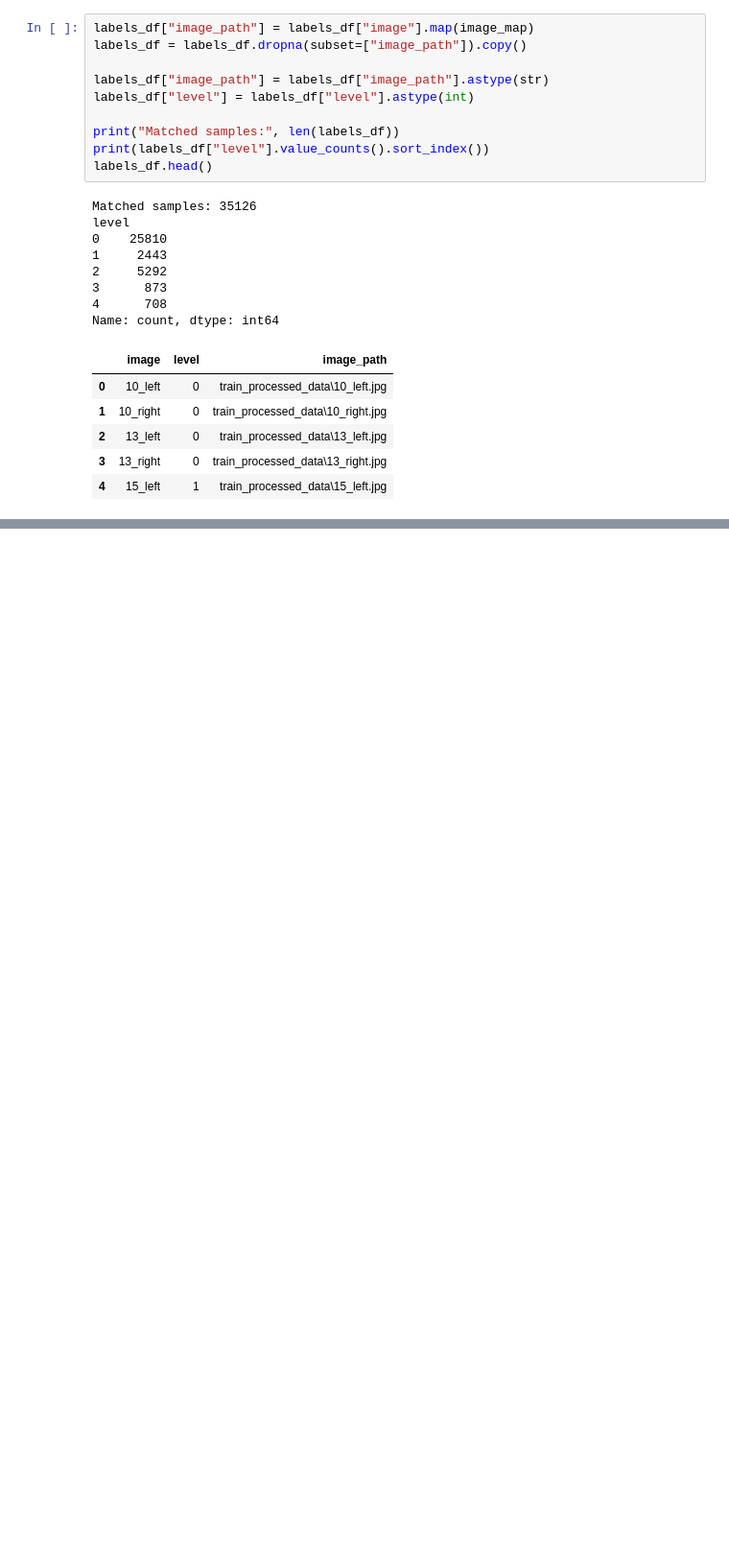
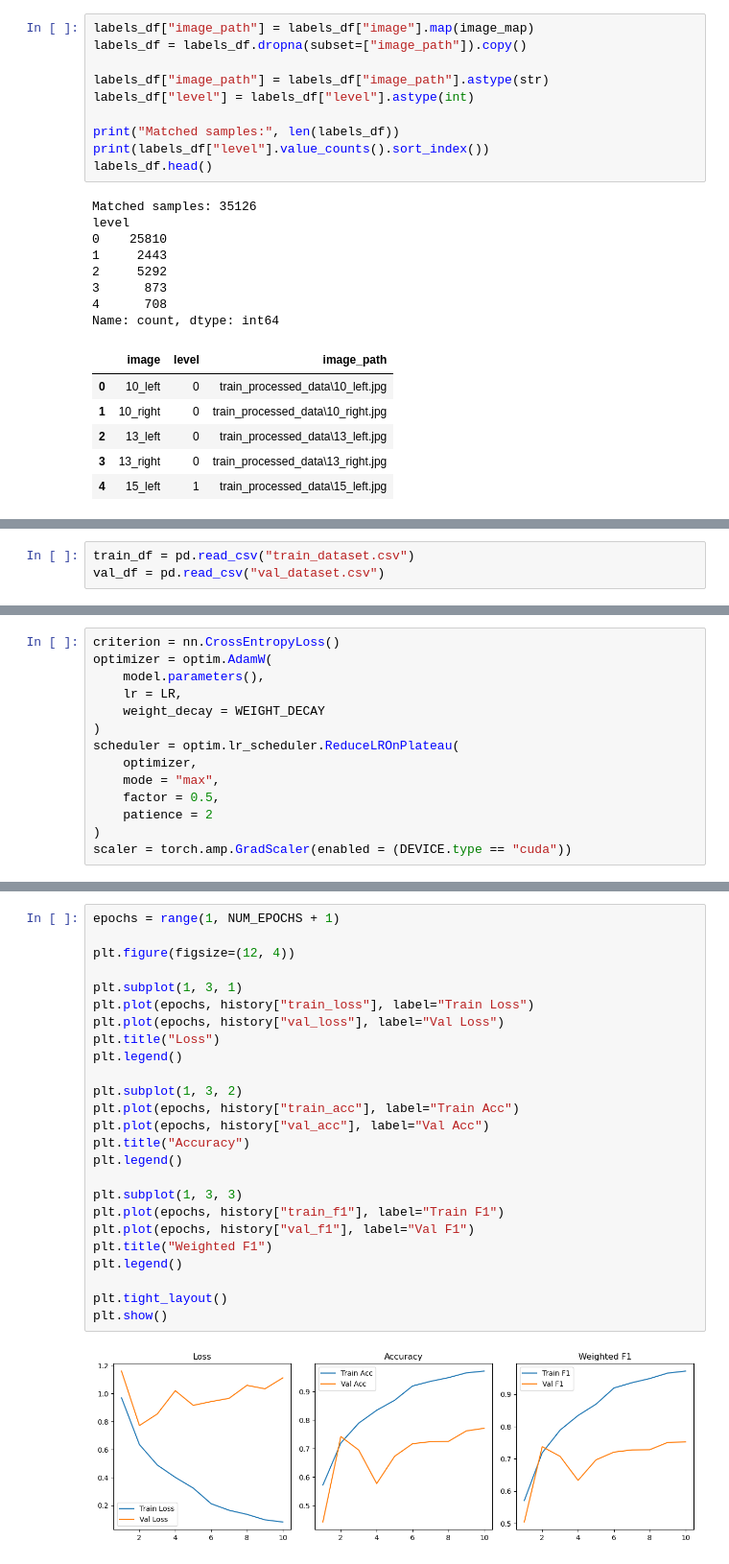
Before and after one commit to Tempest-Kohaku/Diabetic-Retinopathy-Grading-Group-34, a Jupyter notebook: AML Data Preprocessing.ipynb, the cells around one changed output, grey strips where cells are left out. Shown at 96% size. Drawn from its saved outputs; the diff is of its cells as text; blank space fills up the shorter version.

Commit message:
Model Training and Evaluation
Created multiple graphs to evaluate the performance of the best working epoch model tested via the validation set.

```diff
--- a/AML Data Preprocessing.ipynb
+++ b/AML Data Preprocessing.ipynb
@@ -149,0 +132,3 @@ val_df.to_csv("val_dataset",index = False)
+# %%
+train_df = pd.read_csv("train_dataset.csv")
+val_df = pd.read_csv("val_dataset.csv")
@@ -149,0 +253,14 @@ val_df.to_csv("val_dataset",index = False)
+# %%
+criterion = nn.CrossEntropyLoss()
+optimizer = optim.AdamW(
+    model.parameters(),
+    lr = LR,
+    weight_decay = WEIGHT_DECAY
+)
+scheduler = optim.lr_scheduler.ReduceLROnPlateau(
+    optimizer,
+    mode = "max",
+    factor = 0.5,
+    patience = 2
+)
+scaler = torch.amp.GradScaler(enabled = (DEVICE.type == "cuda"))
@@ -149,0 +440,27 @@ val_df.to_csv("val_dataset",index = False)
+# %%
+epochs = range(1, NUM_EPOCHS + 1)
+
+plt.figure(figsize=(12, 4))
+
+plt.subplot(1, 3, 1)
+plt.plot(epochs, history["train_loss"], label="Train Loss")
+plt.plot(epochs, history["val_loss"], label="Val Loss")
+plt.title("Loss")
+plt.legend()
+
+plt.subplot(1, 3, 2)
+plt.plot(epochs, history["train_acc"], label="Train Acc")
+plt.plot(epochs, history["val_acc"], label="Val Acc")
+plt.title("Accuracy")
+plt.legend()
+
+plt.subplot(1, 3, 3)
+plt.plot(epochs, history["train_f1"], label="Train F1")
+plt.plot(epochs, history["val_f1"], label="Val F1")
+plt.title("Weighted F1")
+plt.legend()
+
+plt.tight_layout()
+plt.show()
+# %% [output]
+[figure, added]
```
Also changed, not shown: parts of 62 cells of this notebook.
